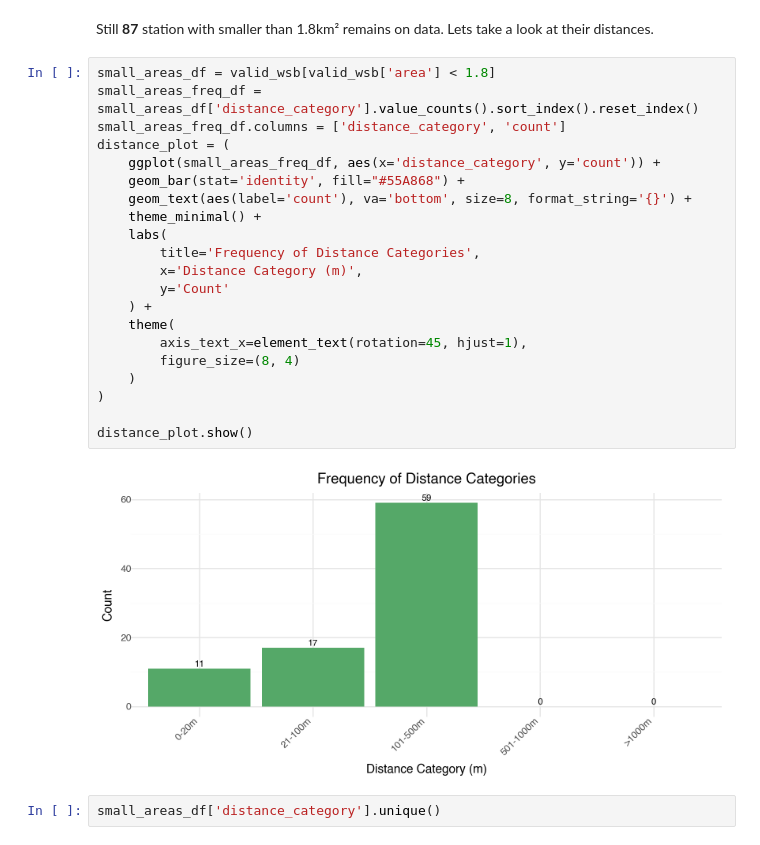
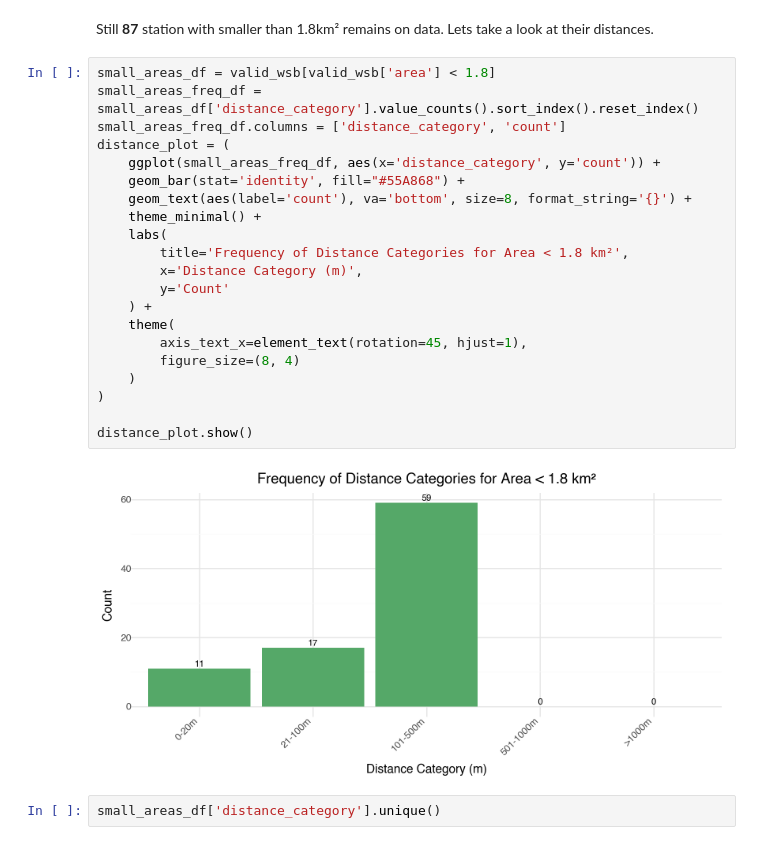
Before and after one commit to vpalvesalan/ML-ModClark-IUH-Model, a Jupyter notebook: notebooks/preprocessing/9_geomorphological_characteristics.ipynb, the cells around one changed output. Drawn from its saved outputs; the diff is of its cells as text.

```diff
--- a/notebooks/preprocessing/9_geomorphological_characteristics.ipynb
+++ b/notebooks/preprocessing/9_geomorphological_characteristics.ipynb
@@ -225,26 +252,26 @@ Still **87** station with smaller than 1.8km² remains on data. Lets take a look
 # %%
 small_areas_df = valid_wsb[valid_wsb['area'] < 1.8]
 small_areas_freq_df = small_areas_df['distance_category'].value_counts().sort_index().reset_index()
 small_areas_freq_df.columns = ['distance_category', 'count']
 distance_plot = (
     ggplot(small_areas_freq_df, aes(x='distance_category', y='count')) +
     geom_bar(stat='identity', fill="#55A868") +
     geom_text(aes(label='count'), va='bottom', size=8, format_string='{}') +
     theme_minimal() +
     labs(
-        title='Frequency of Distance Categories',
+        title='Frequency of Distance Categories for Area < 1.8 km²',
         x='Distance Category (m)',
         y='Count'
     ) +
     theme(
         axis_text_x=element_text(rotation=45, hjust=1),
         figure_size=(8, 4)
     )
 )
 
 distance_plot.show()
 # %% [output]
-[figure, old version]
+[figure, new version]
 # %%
 small_areas_df['distance_category'].unique()
 # %% [output]
```
Also changed, not shown: parts of 38 cells of this notebook.
